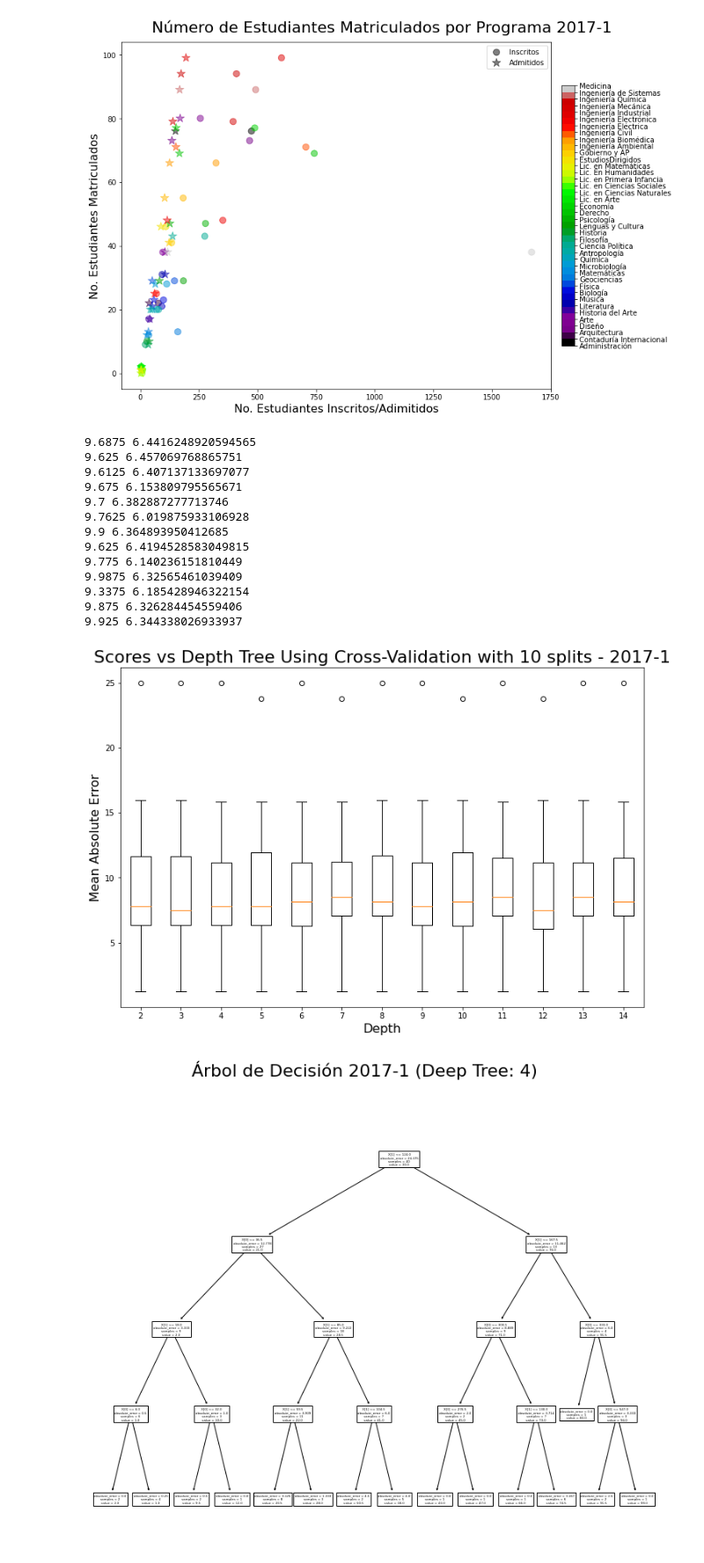
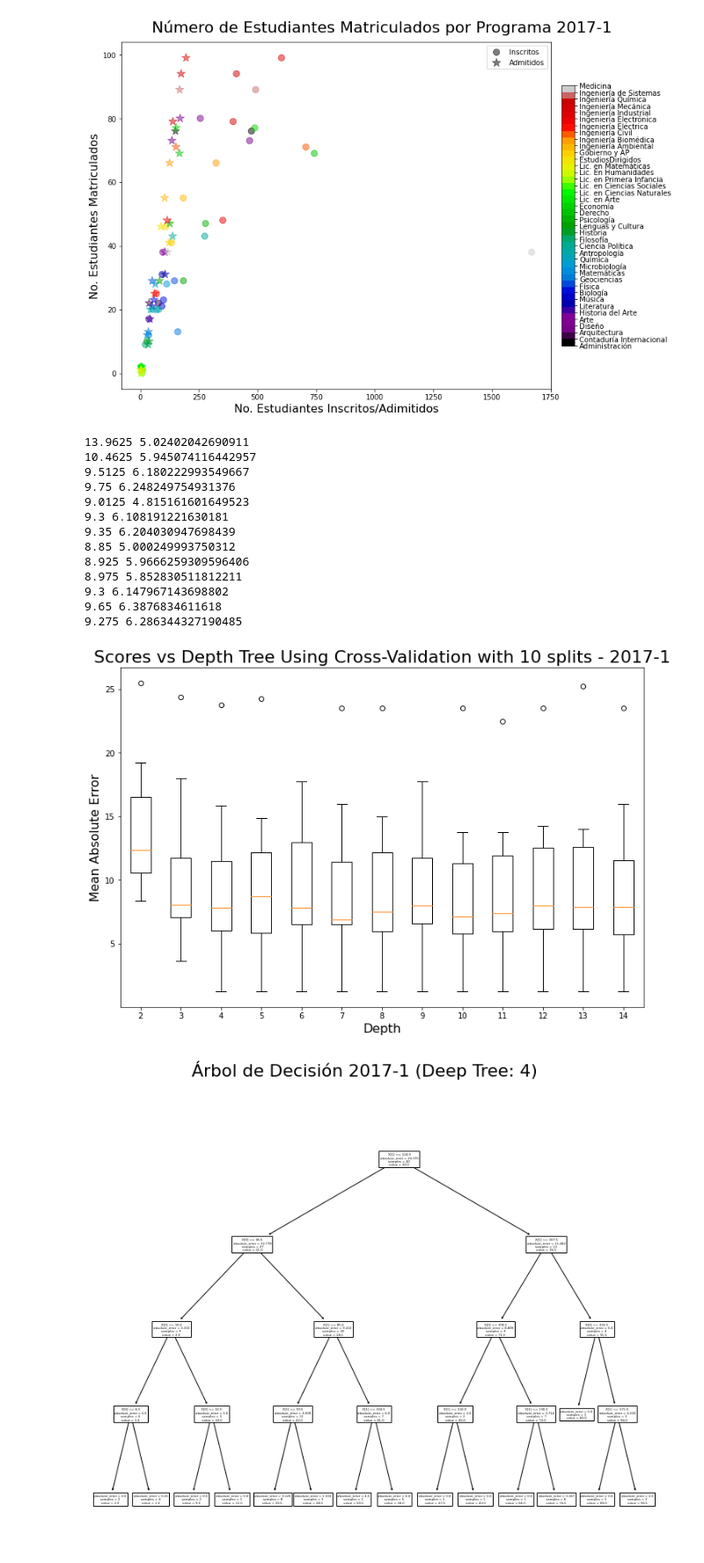
Before and after one commit to JohnMasterR/DC-P3, a Jupyter notebook: Final_P3/P3_Tree_Reg_Matriculas.ipynb, the cells around one changed output. Shown: that part at 88% size. Saved outputs shown, nothing was run; the diff lists cells and outputs as text; code cells hidden in the pictures.

```diff
--- a/Final_P3/P3_Tree_Reg_Matriculas.ipynb
+++ b/Final_P3/P3_Tree_Reg_Matriculas.ipynb
@@ -89,41 +91,41 @@ plt.close(fig)
 # %%
 Scores = []
 Deeps = []
 
 for deeps in range(2, 15):
     regs = DecisionTreeRegressor(max_depth=deeps, criterion=reg_type)
-    scs = -cross_val_score(regressor,
+    scs = -cross_val_score(regs,
                            data[['Inscritos (1ra Opción)', 'Admitidos (1ra y 2da Opción)']],
                            data['Matriculados'],
                            scoring='neg_mean_absolute_error',
                            cv=cv_splits)
     Scores.append(scs)
     Deeps.append(deeps)
     print(scs.mean(), scs.std())
 
 fig = plt.figure()
 plt.boxplot(Scores, labels=Deeps)
 plt.title('Scores vs Depth Tree Using Cross-Validation with '+str(cv_splits)+' splits - '+str(year), size=22)
 plt.xlabel('Depth', fontsize=16)
 plt.ylabel('Mean Absolute Error', fontsize=16)
 plt.show()
 fig.savefig('Scores_Splits_'+str(cv_splits)+'_'+str(year)+'.pdf', dpi=500)
 plt.close(fig)
 # %% [output]
-9.6875 6.4416248920594565
-9.625 6.457069768865751
-9.6125 6.407137133697077
-9.675 6.153809795565671
-9.7 6.382887277713746
-9.7625 6.019875933106928
-9.9 6.364893950412685
-9.625 6.4194528583049815
-9.775 6.140236151810449
-9.9875 6.32565461039409
-9.3375 6.185428946322154
-9.875 6.326284454559406
-9.925 6.344338026933937
+13.9625 5.02402042690911
+10.4625 5.945074116442957
+9.5125 6.180222993549667
+9.75 6.248249754931376
+9.0125 4.815161601649523
+9.3 6.108191221630181
+9.35 6.204030947698439
+8.85 5.000249993750312
+8.925 5.9666259309596406
+8.975 5.852830511812211
+9.3 6.147967143698802
+9.65 6.3876834611618
+9.275 6.286344327190485
-[figure, old version]
+[figure, new version]
 # %%
 regressor = DecisionTreeRegressor(max_depth=depmax, criterion=reg_type)
 
```
Also changed, not shown: parts of 8 cells of this notebook, 8 other files.
